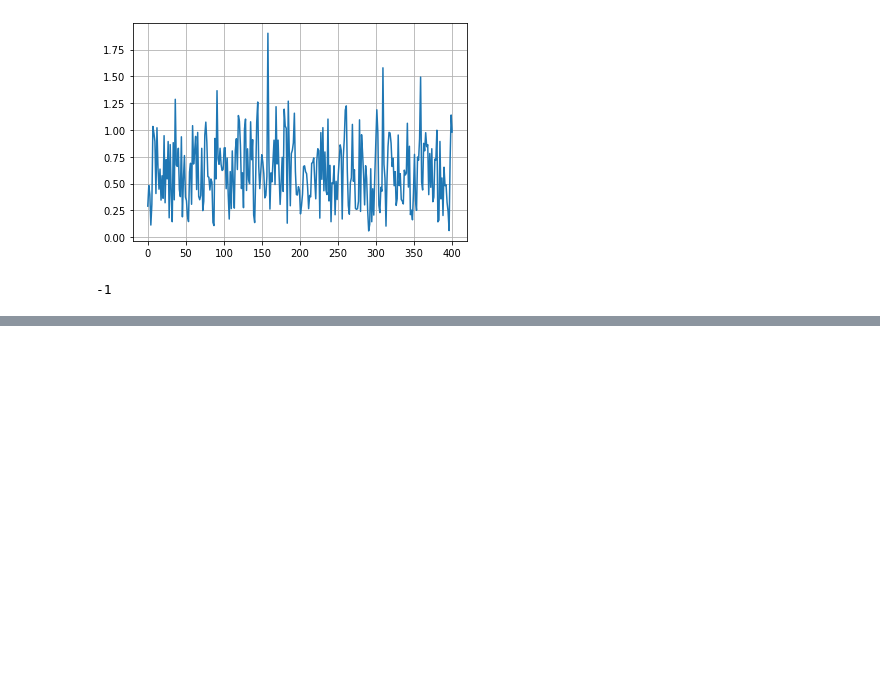
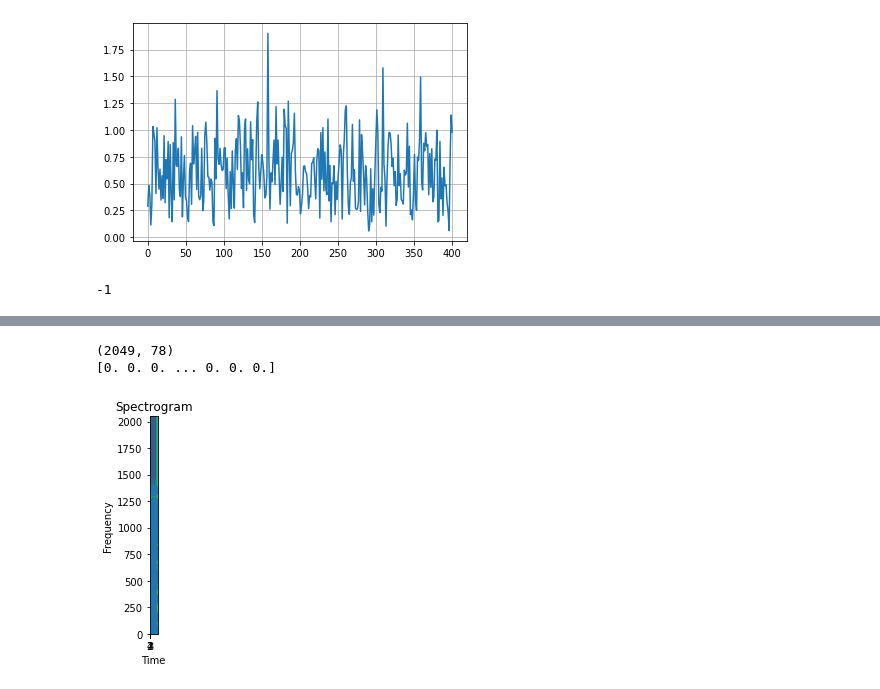
Before and after one commit to vik-vok/speech-similarity, a Jupyter notebook: voice_playing.ipynb, the cells around one changed output, grey strips where cells are left out. Cells and saved outputs as stored; diff of their text form; code cells hidden in the pictures; blank space fills up the shorter version.

```diff
--- a/voice_playing.ipynb
+++ b/voice_playing.ipynb
@@ -159,0 +414,20 @@ FileNotFoundError: [Errno 2] No such file or directory: 'path_to_an_audio_file'
+# %%
+def unique_hash(file_path: str, block_size: int = 2**20) -> str:
+    """ Small function to generate a hash to uniquely generate
+    a file. Inspired by MD5 version here:
+    http://stackoverflow.com/a/1131255/712997
+
+    Works with large files.
+
+    :param file_path: path to file.
+    :param block_size: read block size.
+    :return: a hash in an hexagesimal string form.
+    """
+    s = sha1()
+    with open(file_path, "rb") as f:
+        while True:
+            buf = f.read(block_size)
+            if not buf:
+                break
+            s.update(buf)
+    return s.hexdigest().upper()
@@ -159,0 +476,23 @@ FileNotFoundError: [Errno 2] No such file or directory: 'path_to_an_audio_file'
+# %%
+channels_orig, Fs_orig, _ = read('Voices/levioza-origin.wav')
+channels_pos, Fs_pos, _ = read('Voices/positive.wav')
+channels_neg, Fs_neg, _ = read('Voices/negative.wav')
+# %%
+def generate_fingerprints(samples: List[int], Fs=DEFAULT_FS) -> Tuple[List[Tuple[str, int]], float]:
+    f"""
+    Generate the fingerprints for the given sample data (channel).
+
+    :param samples: list of ints which represents the channel info of the given audio file.
+    :param Fs: sampling rate which defaults to {DEFAULT_FS}.
+    :return: a list of tuples for hash and its corresponding offset, together with the generation time.
+    """
+    t = time()
+    hashes = fingerprint(samples, Fs=Fs)
+    fingerprint_time = time() - t
+    return hashes, fingerprint_time
+# %%
+a = generate_fingerprints(channels_orig[0])
+# %% [output]
+(2049, 78)
+[0. 0. 0. ... 0. 0. 0.]
+[figure, added]
```
Also changed, not shown: parts of 27 cells of this notebook.
